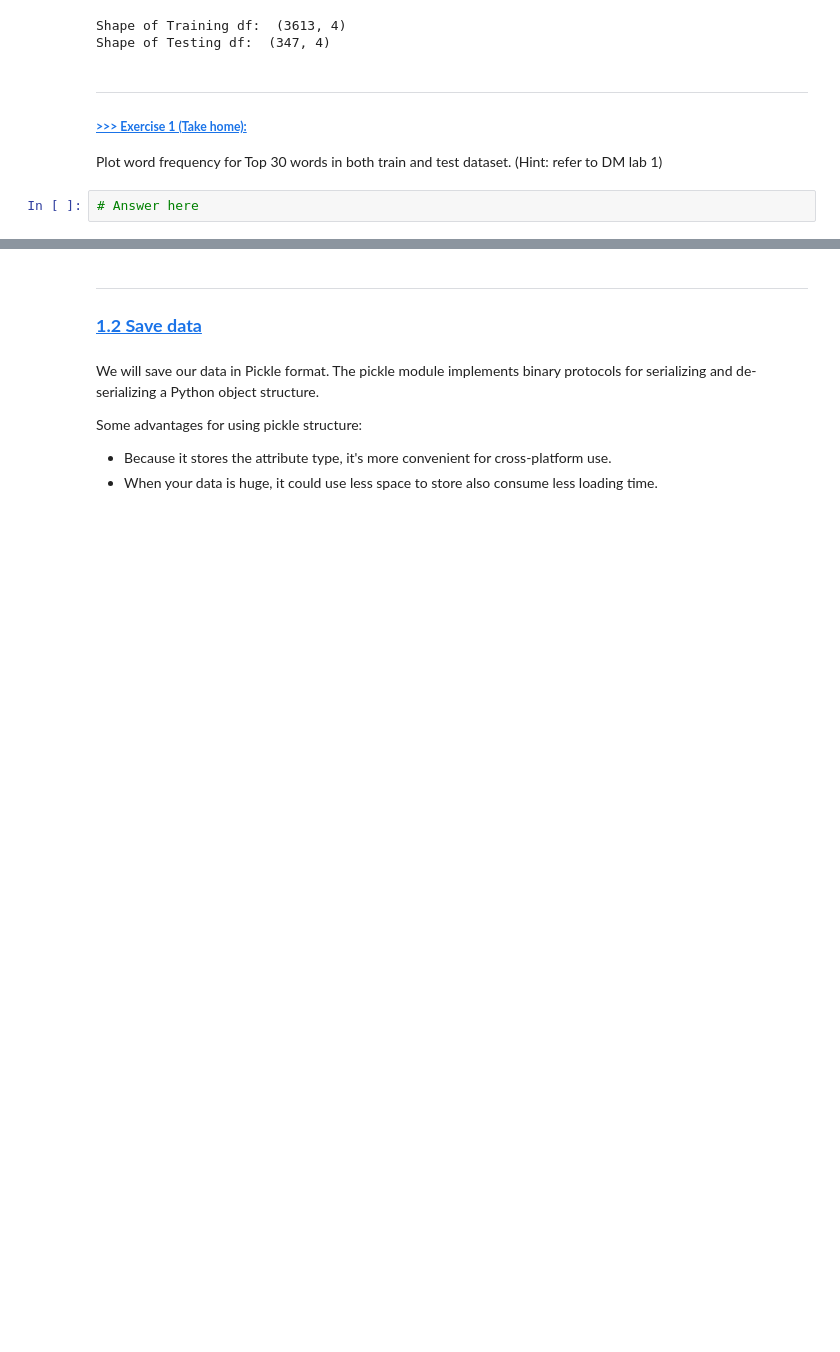
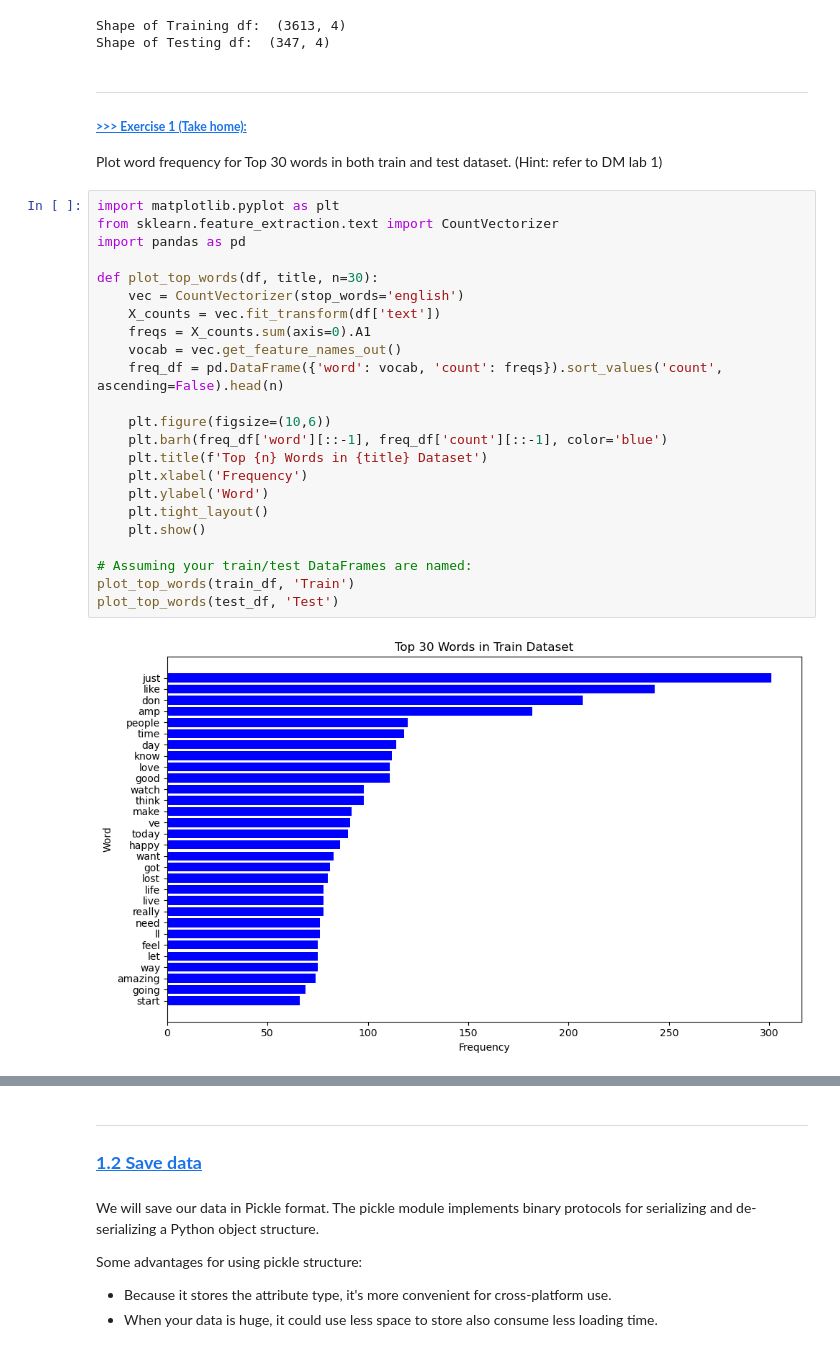
Before and after one commit to Ootje123/DM2025-Lab2-Exercise, a Jupyter notebook: DM2025-Lab2-Master-Phase_1.ipynb, the cells around one changed output, grey strips where cells are left out. Drawn from its saved outputs; the diff is of its cells as text; blank space fills up the shorter version.

```diff
--- a/DM2025-Lab2-Master-Phase_1.ipynb
+++ b/DM2025-Lab2-Master-Phase_1.ipynb
@@ -140,5 +176,28 @@ Shape of Testing df:  (347, 4)
 ---
 ##### <a id='toc1_5_1_1_1_'></a>[**>>> Exercise 1 (Take home):**](#toc0_)
 Plot word frequency for Top 30 words in both train and test dataset. (Hint: refer to DM lab 1)
-# %%
-# Answer here
+# %%
+import matplotlib.pyplot as plt
+from sklearn.feature_extraction.text import CountVectorizer
+import pandas as pd
+
+def plot_top_words(df, title, n=30):
+    vec = CountVectorizer(stop_words='english')
+    X_counts = vec.fit_transform(df['text'])
+    freqs = X_counts.sum(axis=0).A1
+    vocab = vec.get_feature_names_out()
+    freq_df = pd.DataFrame({'word': vocab, 'count': freqs}).sort_values('count', ascending=False).head(n)
+
+    plt.figure(figsize=(10,6))
+    plt.barh(freq_df['word'][::-1], freq_df['count'][::-1], color='blue')
+    plt.title(f'Top {n} Words in {title} Dataset')
+    plt.xlabel('Frequency')
+    plt.ylabel('Word')
+    plt.tight_layout()
+    plt.show()
+
+# Assuming your train/test DataFrames are named:
+plot_top_words(train_df, 'Train')
+plot_top_words(test_df, 'Test')
+# %% [output]
+[figure, added]
```
Also changed, not shown: parts of 4 cells of this notebook.
